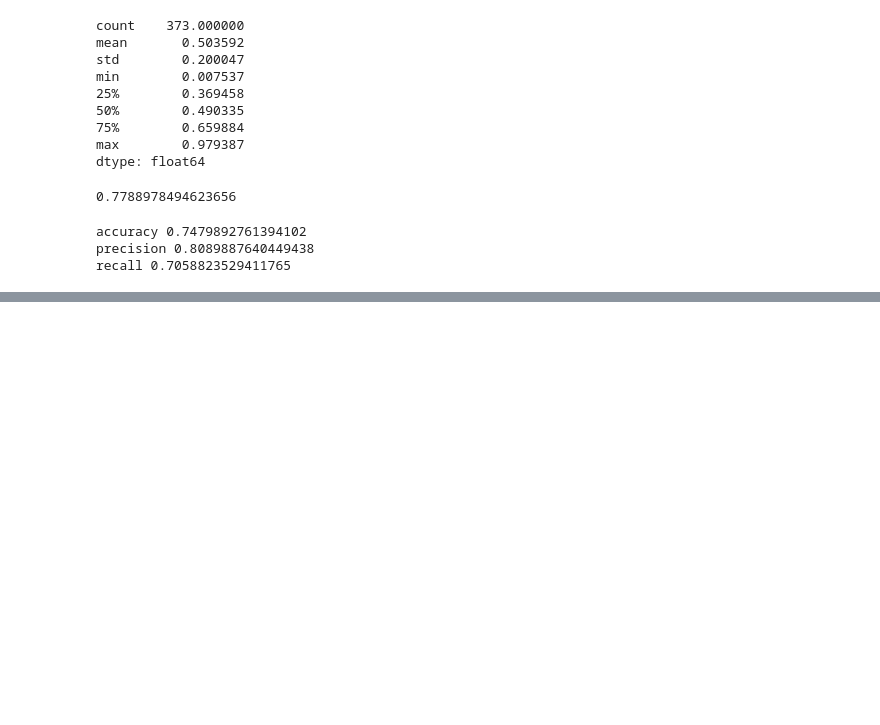
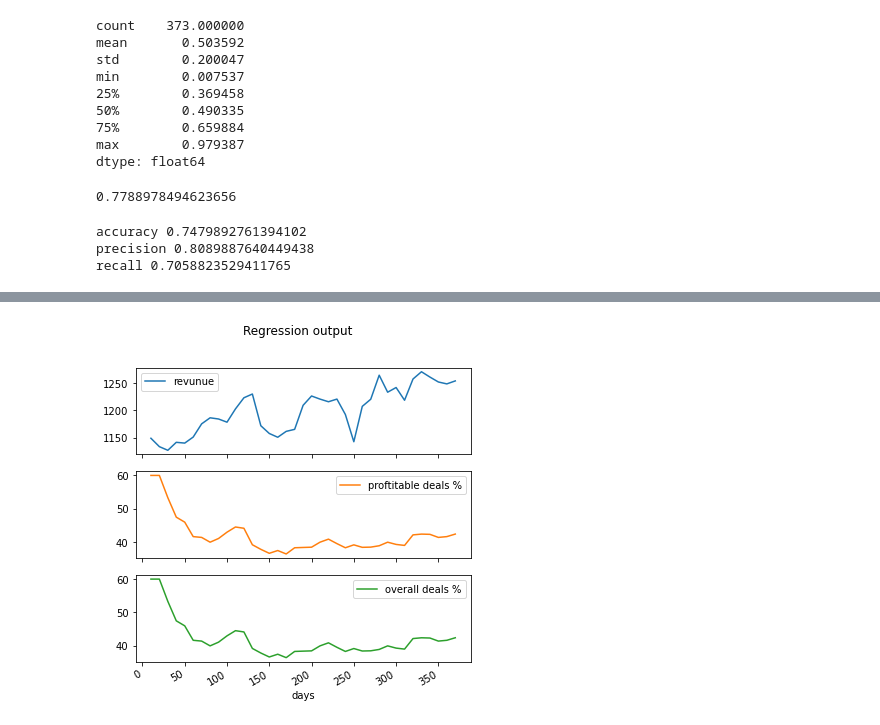
Before and after one commit to razmarrus/diploma, a Jupyter notebook: Regressions.ipynb, the cells around one changed output, grey strips where cells are left out. Drawn from its saved outputs; the diff is of its cells as text; code cells hidden in the pictures; blank space fills up the shorter version.

```diff
--- a/Regressions.ipynb
+++ b/Regressions.ipynb
@@ -221,0 +252,6 @@ traiding days 80
+# %%
+#plt.figure(figsize(15,7))
+#plt.title('Regression putput')
+future.plot(subplots=True, figsize=(6, 6), title='Regression output');
+# %% [output]
+[figure, added]
```
Also changed, not shown: parts of 9 cells of this notebook, 3 other files.
